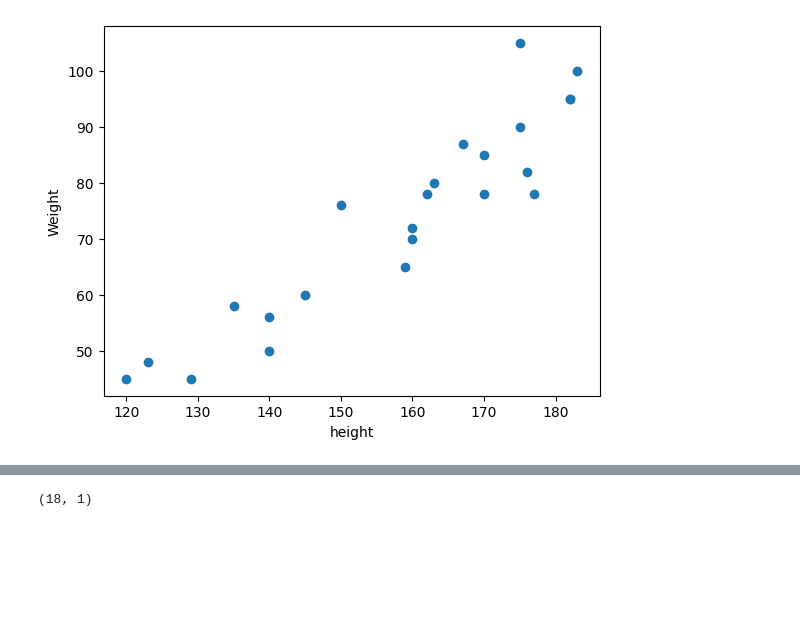
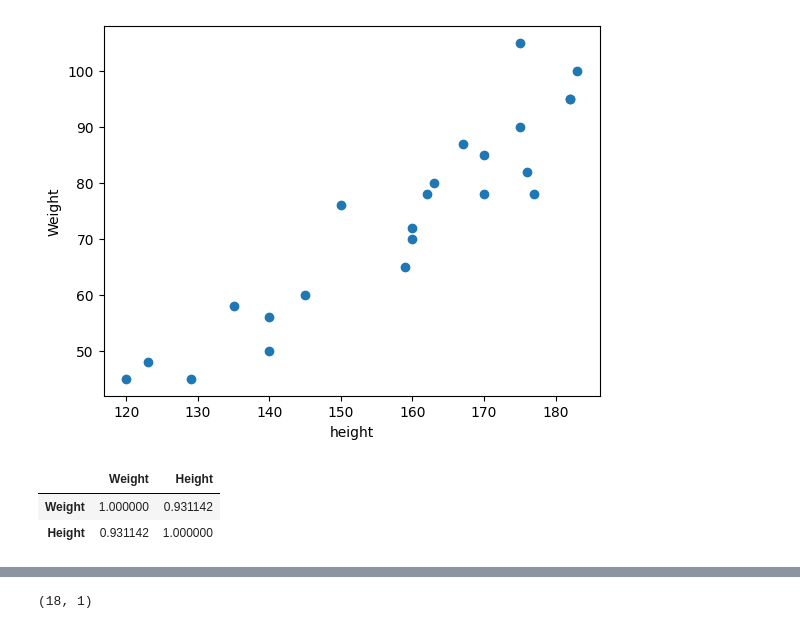
Before and after one commit to JJDataAnalyst-viz/Dataset, a Jupyter notebook: linearregression.ipynb, the cells around one changed output, grey strips where cells are left out. Saved outputs shown, nothing was run; the diff lists cells and outputs as text; code cells hidden in the pictures; blank space fills up the shorter version.

```diff
--- a/linearregression.ipynb
+++ b/linearregression.ipynb
@@ -30,3 +31,9 @@ plt.xlabel('height')
 # %% [output]
 Text(0.5, 0, 'height')
 [figure]
+# %%
+df.corr()
+# %% [output]
+|  | Weight | Height |
+| Weight | 1.000000 | 0.931142 |
+| Height | 0.931142 | 1.000000 |
```
Also changed, not shown: parts of 20 cells of this notebook, 3 other files.
